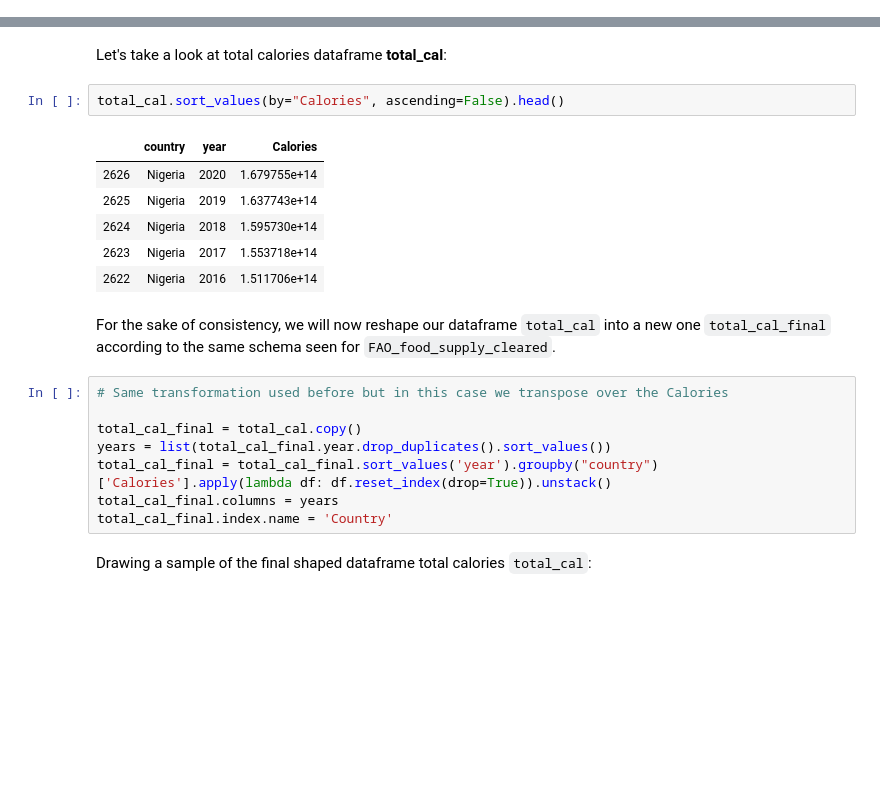
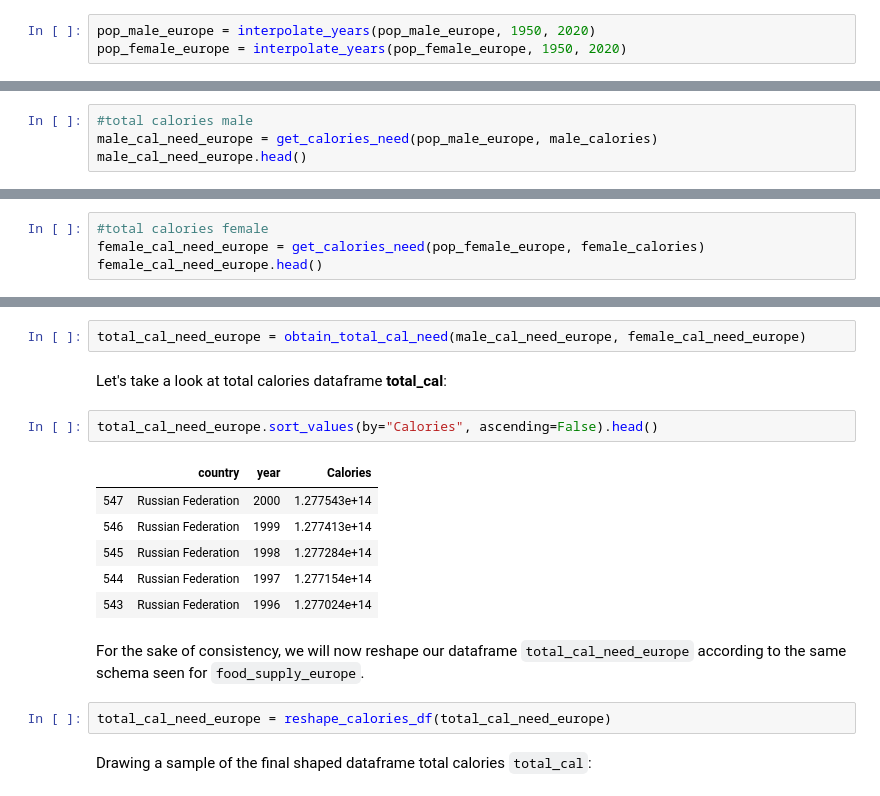
Before and after one commit to manuleo/mADAm-2019, a Jupyter notebook: project.ipynb, the cells around one changed output, grey strips where cells are left out. Cells and saved outputs as stored; diff of their text form; blank space fills up the shorter version.

```diff
--- a/project.ipynb
+++ b/project.ipynb
@@ -621,0 +856,3 @@ pop_female_yearly.head()
+# %%
+pop_male_europe = interpolate_years(pop_male_europe, 1950, 2020)
+pop_female_europe = interpolate_years(pop_female_europe, 1950, 2020)
@@ -687,0 +908,4 @@ total_cal_female.head()
+# %%
+#total calories male
+male_cal_need_europe = get_calories_need(pop_male_europe, male_calories)
+male_cal_need_europe.head()
@@ -687,0 +920,4 @@ total_cal_female.head()
+# %%
+#total calories female
+female_cal_need_europe = get_calories_need(pop_female_europe, female_calories)
+female_cal_need_europe.head()
@@ -721,24 +934,20 @@ total_cal['Calories'] = total_cal['Calories']*365
+# %%
+total_cal_need_europe = obtain_total_cal_need(male_cal_need_europe, female_cal_need_europe)
 # %% [markdown]
 Let's take a look at total calories dataframe **total_cal**:
 # %%
-total_cal.sort_values(by="Calories", ascending=False).head()
+total_cal_need_europe.sort_values(by="Calories", ascending=False).head()
 # %% [output]
 |  | country | year | Calories |
-| 2626 | Nigeria | 2020 | 1.679755e+14 |
-| 2625 | Nigeria | 2019 | 1.637743e+14 |
-| 2624 | Nigeria | 2018 | 1.595730e+14 |
-| 2623 | Nigeria | 2017 | 1.553718e+14 |
-| 2622 | Nigeria | 2016 | 1.511706e+14 |
+| 547 | Russian Federation | 2000 | 1.277543e+14 |
+| 546 | Russian Federation | 1999 | 1.277413e+14 |
+| 545 | Russian Federation | 1998 | 1.277284e+14 |
+| 544 | Russian Federation | 1997 | 1.277154e+14 |
+| 543 | Russian Federation | 1996 | 1.277024e+14 |
 # %% [markdown]
-For the sake of consistency, we will now reshape our dataframe `total_cal` into a new one `total_cal_final` according to the same schema seen for `FAO_food_supply_cleared`.
+For the sake of consistency, we will now reshape our dataframe `total_cal_need_europe` according to the same schema seen for `food_supply_europe`.
-# %%
-# Same transformation used before but in this case we transpose over the Calories
-
-total_cal_final = total_cal.copy()
-years = list(total_cal_final.year.drop_duplicates().sort_values())
-total_cal_final = total_cal_final.sort_values('year').groupby("country")['Calories'].apply(lambda df: df.reset_index(drop=True)).unstack()
-total_cal_final.columns = years
-total_cal_final.index.name = 'Country'
+# %%
+total_cal_need_europe = reshape_calories_df(total_cal_need_europe)
 # %% [markdown]
 Drawing a sample of the final shaped dataframe total calories `total_cal`:
 # %%
```
Also changed, not shown: parts of 302 cells of this notebook, 8 other files.
